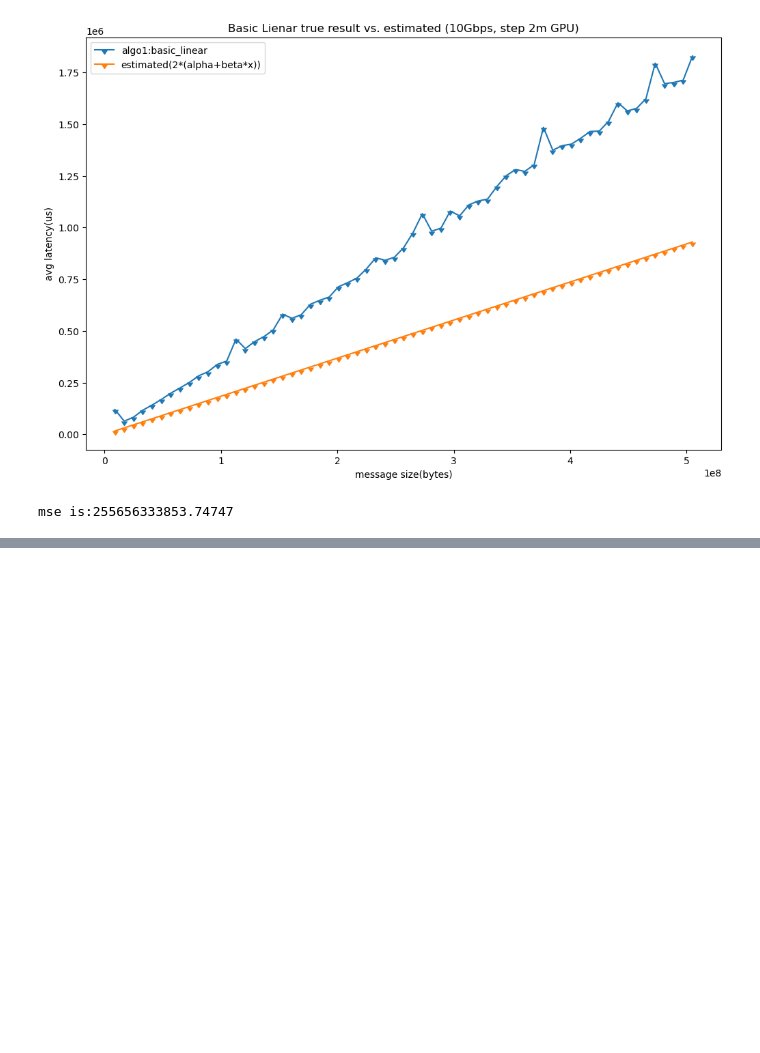
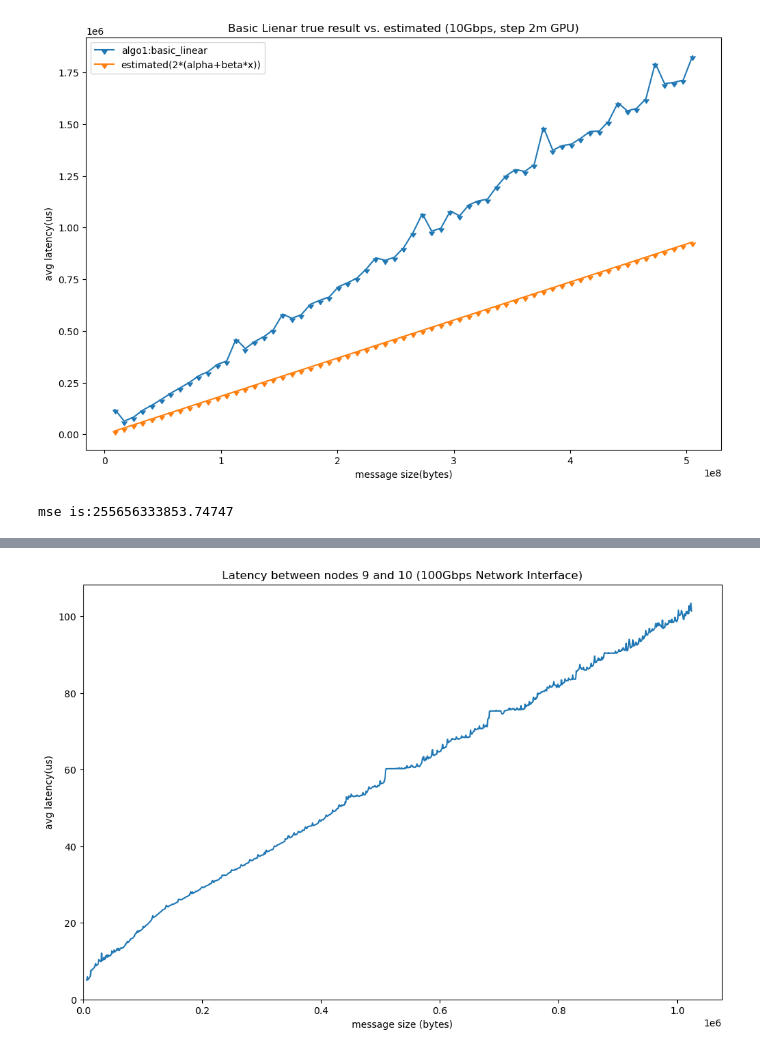
Before and after one commit to dexhunter/allreduce-experiments, a Jupyter notebook: visualize(gpus).ipynb, the cells around one changed output, grey strips where cells are left out. Saved outputs shown, nothing was run; the diff lists cells and outputs as text; code cells hidden in the pictures; blank space fills up the shorter version.

Commit message:
update data

```diff
--- a/visualize(gpus).ipynb
+++ b/visualize(gpus).ipynb
@@ -727,0 +728,93 @@ mse is:267132521933.6636
+# %%
+
+x = []
+y = []
+
+with open('data/lat-100g-step1k.txt') as f:
+    for _ in range(4):
+        next(f)
+
+    for i in f:
+        num = i.split()
+        x.append(float(num[0]))
+        y.append(float(num[1]))
+
+# print(x)
+# print(y)
+
+import matplotlib.pyplot as plt
+import numpy as np
+import pandas as pd
+
+plt.rcParams['figure.figsize'] = [12, 8]
+plt.rcParams['figure.dpi'] = 100 # 200 e.g. is really fine, but slower
+
+plt.plot(x, y)
+
+plt.xlabel('message size (bytes)')
+plt.ylabel('avg latency(us)')
+plt.title('Latency between nodes 9 and 10 (100Gbps Network Interface)')
+plt.ylim(0)
+plt.xlim(0)
+
+# plt.legend()
+plt.savefig('imgs/lat-100g-step1k.png')
+plt.show()
+
+slope, intercept = np.polyfit(x,y,1)
+print("alpha="+str(intercept))
+print("beta="+str(slope))
+print("estimated bandwidth="+str(1/slope))
+
+
+
+
+def read_algo_with_head(filename):
+    x = []
+    y = []
+
+    with open(filename) as f:
+        for _ in range(4):
+            next(f)
+
+        for line in f:
+            num = line.split()
+            x.append(num[0])
+            y.append(num[1])
+
+    x = np.array(x)
+    y = np.array(y)
+
+    return x.astype('float'), y.astype('float')
+
+x, y1 = read_algo_with_head('data/gpus/100g-16cpu-algo1-step1k.txt')
+
+
+plt.title('Basic Lienar true result vs. estimated (100Gbps, step 1k GPU)')
+plt.xlabel('message size(bytes)')
+plt.ylabel('avg latency(us)')
+
+plt.plot(x, y1, label='algo1:basic_linear', marker=11)
+
+
+# plt.legend()
+# plt.show()
+
+
+alpha = intercept
+beta = slope
+
+
+# reduce+braodcast
+# x2 = [2**x for x in range(2,29)]
+y2 = 2*(alpha+beta*x) # ignore computational cost per byte (+ np*message_size*gamma)
+
+plt.plot(x, y2, label='estimated(2*(alpha+beta*x))', marker=11)
+plt.legend()
+
+plt.show()
+
+mse = np.square(np.subtract(y1,y2)).mean()
+print('mse is:'+str(mse))
+# %% [output]
+[figure, added]
```
Also changed, not shown: parts of 10 cells of this notebook, 5 other files.
